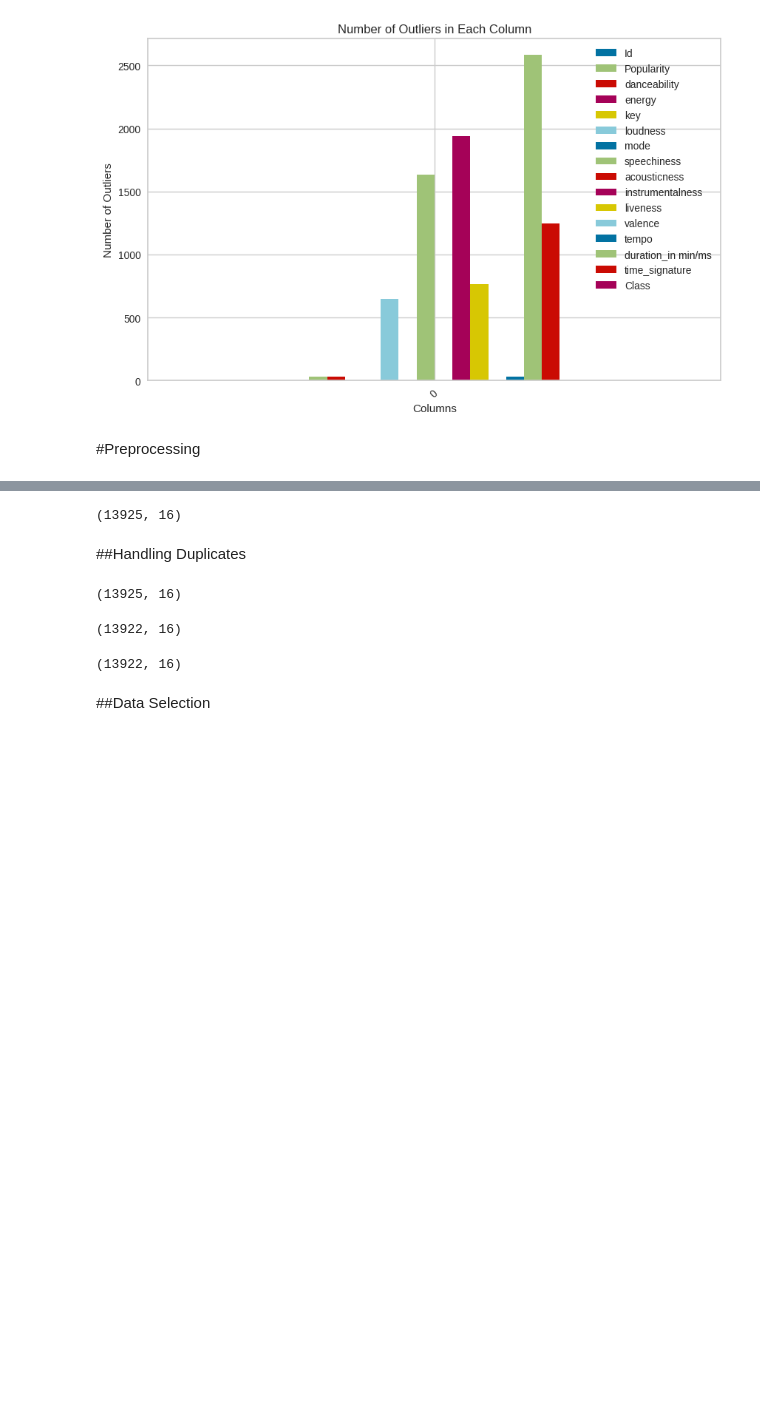
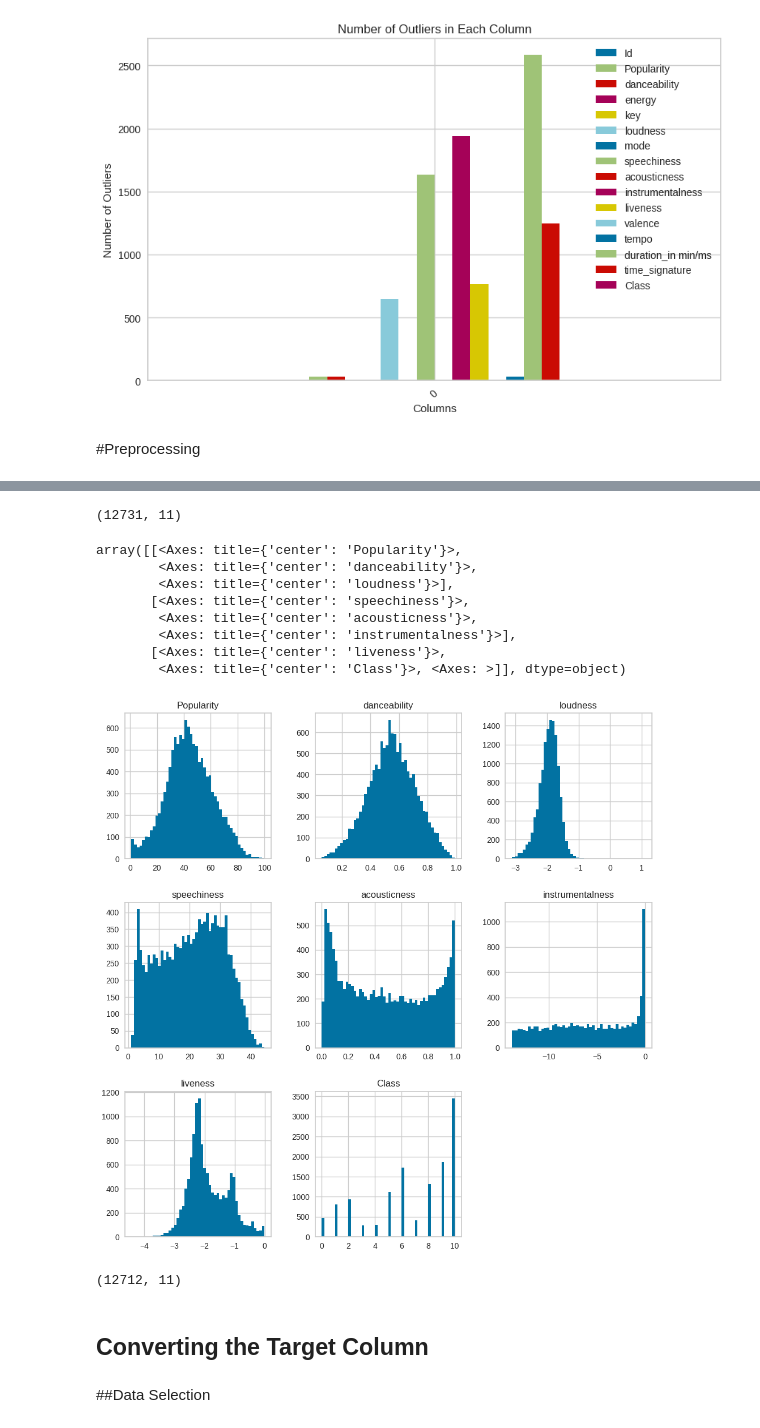
Before and after one commit to AnSaradar/Music_Genre_Classificatioin, a Jupyter notebook: MusicGenreClassification.ipynb, the cells around one changed output, grey strips where cells are left out. Saved outputs shown, nothing was run; the diff lists cells and outputs as text; code cells hidden in the pictures; blank space fills up the shorter version.

```diff
--- a/MusicGenreClassification.ipynb
+++ b/MusicGenreClassification.ipynb
@@ -358,0 +349,4 @@ def drop_outliers(df):
+# %%
+columns_to_check = ['Artist Name', 'Track Name']
+train.drop_duplicates(subset=columns_to_check, keep='first', inplace=True)
+train.shape
@@ -390,6 +388,9 @@ def apply_binning(df):
 def handling_skewed_data(df):
   df['duration_in min/ms'] = np.sqrt(df['duration_in min/ms'])
   df['loudness'] = np.cbrt(df['loudness'])
+  df['speechiness'] = df['speechiness'].apply(lambda x: 1 / x)
+  df['instrumentalness'] = np.log(df['instrumentalness'])
+  df['liveness'] = np.log(df['liveness'])
   df['acousticness'] = np.cbrt(df['acousticness'])
   df['tempo'] = np.cbrt(df['tempo'])
   return df
@@ -396,40 +412,44 @@ def handling_skewed_data(df):
 # %%
 def preprocessing(df,train=True):
-  df['key'].fillna(-1,inplace=True)
-  df['Popularity'].fillna(df['Popularity'].median(),inplace=True)
-  df['instrumentalness'].fillna(df['instrumentalness'].median(),inplace=True)
+
   df = handling_duration_column(df)
   df = convert_numerical_to_categorical(df)
   if train:
     df = drop_outliers(df)
 
-  df = apply_binning(df)
+  #df = apply_binning(df)
+  df = handling_skewed_data(df)
 
-  df.drop(['Id','energy'],axis=1,inplace=True)
+  df.drop(['Id','energy','Track Name','tempo','time_signature','duration_in min/ms','valence'],axis=1,inplace=True)
+
 
   return df
 # %%
 train = preprocessing(train)
 train.shape
 # %% [output]
-(13925, 16)
+(12731, 11)
-# %% [markdown]
-##Handling Duplicates
-# %%
-train.shape
-# %% [output]
-(13925, 16)
+# %%
+train.hist(bins=50, figsize=(12, 12))
+# %% [output]
+array([[<Axes: title={'center': 'Popularity'}>,
+        <Axes: title={'center': 'danceability'}>,
+        <Axes: title={'center': 'loudness'}>],
+       [<Axes: title={'center': 'speechiness'}>,
+        <Axes: title={'center': 'acousticness'}>,
+        <Axes: title={'center': 'instrumentalness'}>],
+       [<Axes: title={'center': 'liveness'}>,
+        <Axes: title={'center': 'Class'}>, <Axes: >]], dtype=object)
+[figure, added]
 # %%
-train.drop_duplicates(inplace=True)
+train.drop_duplicates(subset = train.columns.difference(['class']), inplace = True, ignore_index = True)
 train.shape
 # %% [output]
-(13922, 16)
+(12712, 11)
+# %% [markdown]
+## Converting the Target Column
 # %%
 train['Class'] = train['Class'].astype("category")
-# %%
-train.shape
-# %% [output]
-(13922, 16)
 # %% [markdown]
 ##Data Selection
 # %%
```
Also changed, not shown: parts of 32 cells of this notebook.
